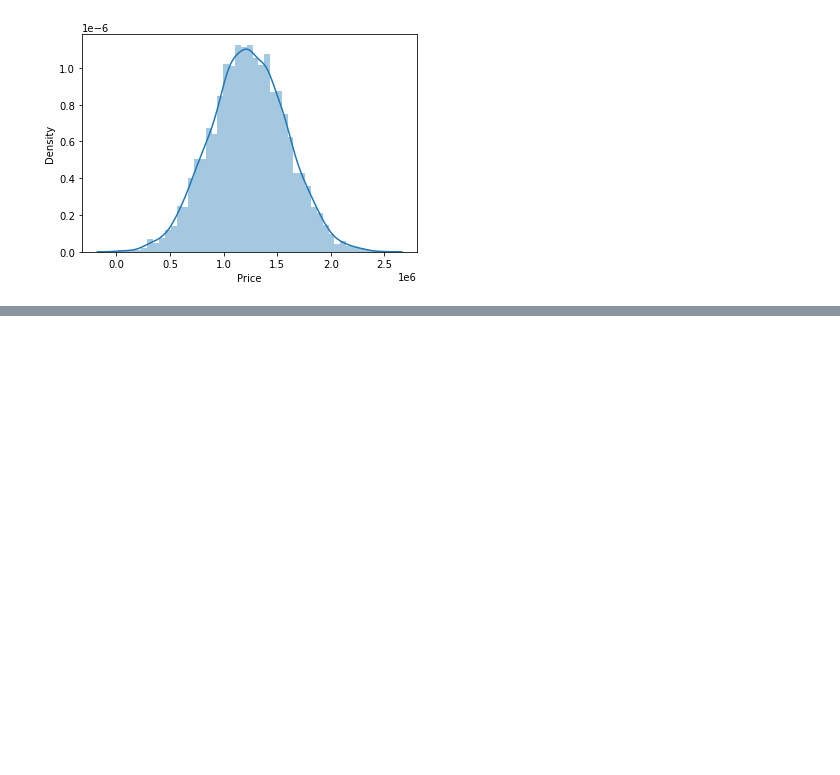
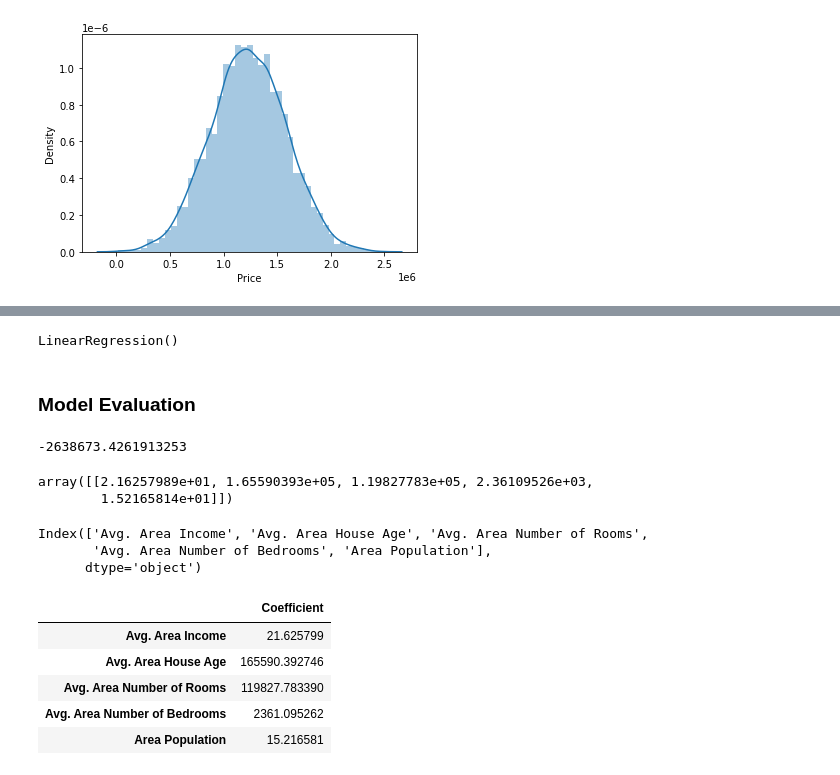
Before and after one commit to zewdu-mogesse/ML-Algorithms, a Jupyter notebook: linear regression.ipynb, the cells around one changed output, grey strips where cells are left out. Cells and saved outputs as stored; diff of their text form; code cells hidden in the pictures; blank space fills up the shorter version.

```diff
--- a/linear regression.ipynb
+++ b/linear regression.ipynb
@@ -69,0 +71,4 @@ sns.heatmap(df.corr(), annot=True)
+# %%
+X = df[['Avg. Area Income', 'Avg. Area House Age', 'Avg. Area Number of Rooms',
+               'Avg. Area Number of Bedrooms', 'Area Population']]
+y = df['Price']
@@ -69,0 +79,2 @@ sns.heatmap(df.corr(), annot=True)
+# %%
+X_train, X_test, y_train, y_test = train_test_split(X, y, test_size=0.3, random_state=42)
@@ -69,0 +85,34 @@ sns.heatmap(df.corr(), annot=True)
+# %%
+lm = LinearRegression()
+# %%
+lm.fit(X_train,y_train)
+# %% [output]
+LinearRegression()
+# %% [markdown]
+### Model Evaluation
+# %%
+# print the intercept
+print(lm.intercept_)
+# %% [output]
+-2638673.4261913253
+# %%
+lm.coef_
+# %% [output]
+array([[2.16257989e+01, 1.65590393e+05, 1.19827783e+05, 2.36109526e+03,
+        1.52165814e+01]])
+# %%
+X.columns
+# %% [output]
+Index(['Avg. Area Income', 'Avg. Area House Age', 'Avg. Area Number of Rooms',
+       'Avg. Area Number of Bedrooms', 'Area Population'],
+      dtype='object')
+# %%
+coeff_df = pd.DataFrame(lm.coef_,X.columns,columns=['Coefficient'])
+coeff_df
+# %% [output]
+|  | Coefficient |
+| Avg. Area Income | 21.625799 |
+| Avg. Area House Age | 165590.392746 |
+| Avg. Area Number of Rooms | 119827.783390 |
+| Avg. Area Number of Bedrooms | 2361.095262 |
+| Area Population | 15.216581 |
```
Also changed, not shown: parts of 7 cells of this notebook.
